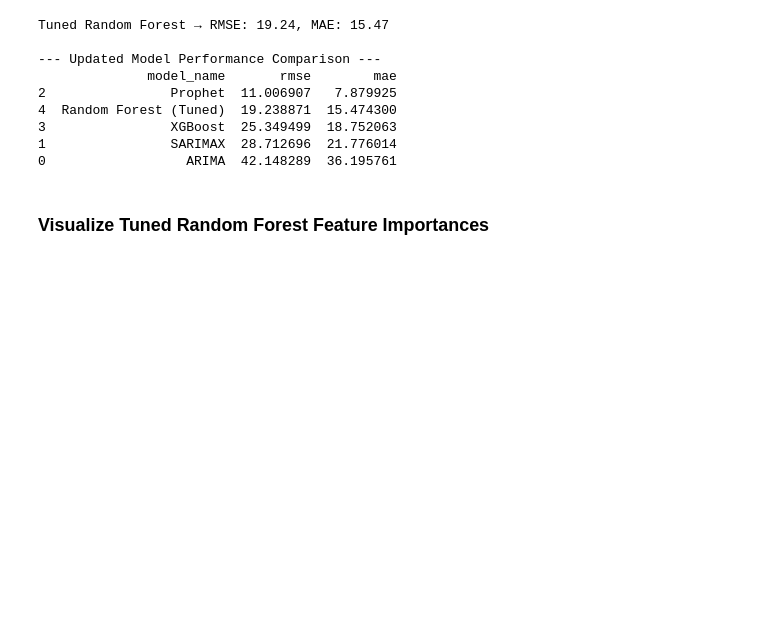
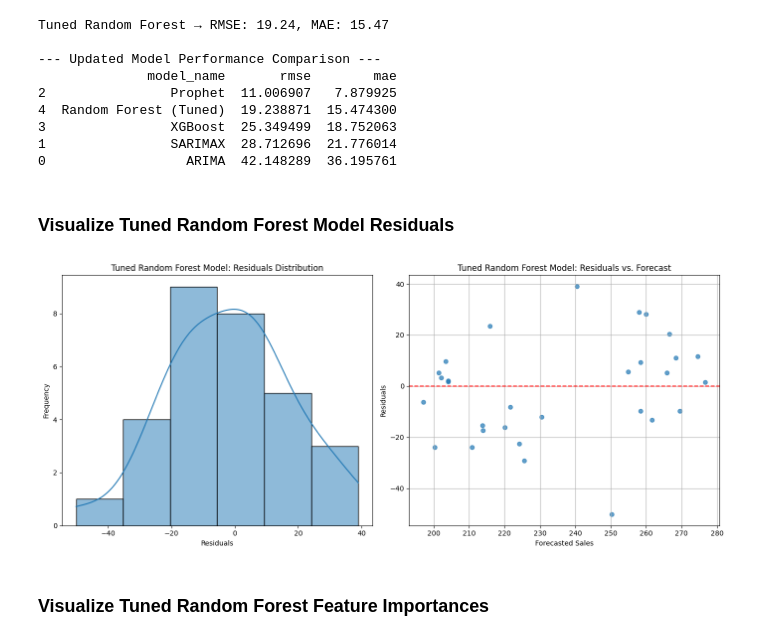
Before and after one commit to Ayesha9353/sales, a Jupyter notebook: project3_restaurant.ipynb, the cells around one changed output. Saved outputs shown, nothing was run; the diff lists cells and outputs as text; code cells hidden in the pictures; blank space fills up the shorter version.

```diff
--- a/project3_restaurant.ipynb
+++ b/project3_restaurant.ipynb
@@ -971,6 +971,30 @@ Tuned Random Forest → RMSE: 19.24, MAE: 15.47
 3                XGBoost  25.349499  18.752063
 1                SARIMAX  28.712696  21.776014
 0                  ARIMA  42.148289  36.195761
+# %% [markdown]
+### Visualize Tuned Random Forest Model Residuals
+# %%
+residuals_rf = y_test_rf - rf_tuned_pred
+
+plt.figure(figsize=(14, 6))
+plt.subplot(1, 2, 1)
+sns.histplot(residuals_rf, kde=True)
+plt.title('Tuned Random Forest Model: Residuals Distribution')
+plt.xlabel('Residuals')
+plt.ylabel('Frequency')
+
+plt.subplot(1, 2, 2)
+plt.scatter(rf_tuned_pred, residuals_rf, alpha=0.7)
+plt.axhline(0, color='red', linestyle='--')
+plt.title('Tuned Random Forest Model: Residuals vs. Forecast')
+plt.xlabel('Forecasted Sales')
+plt.ylabel('Residuals')
+plt.grid(True)
+
+plt.tight_layout()
+plt.show()
+# %% [output]
+[figure, added]
 # %% [markdown]
 ### Visualize Tuned Random Forest Feature Importances
 # %%
```
Also changed, not shown: parts of 3 cells of this notebook.
